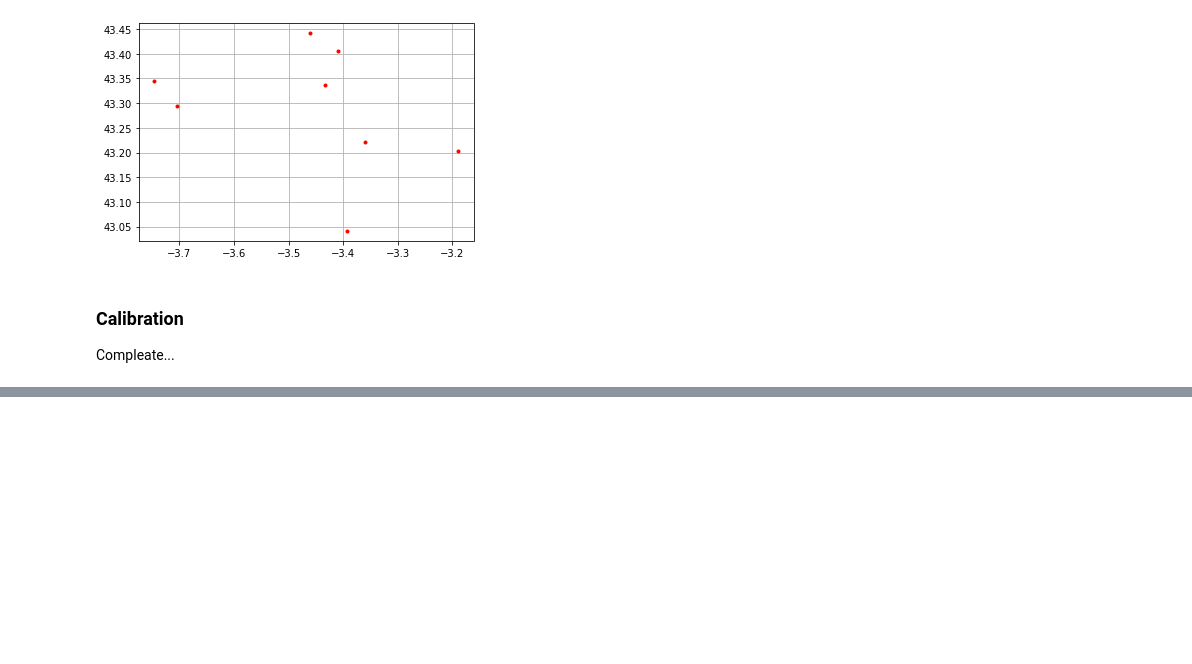
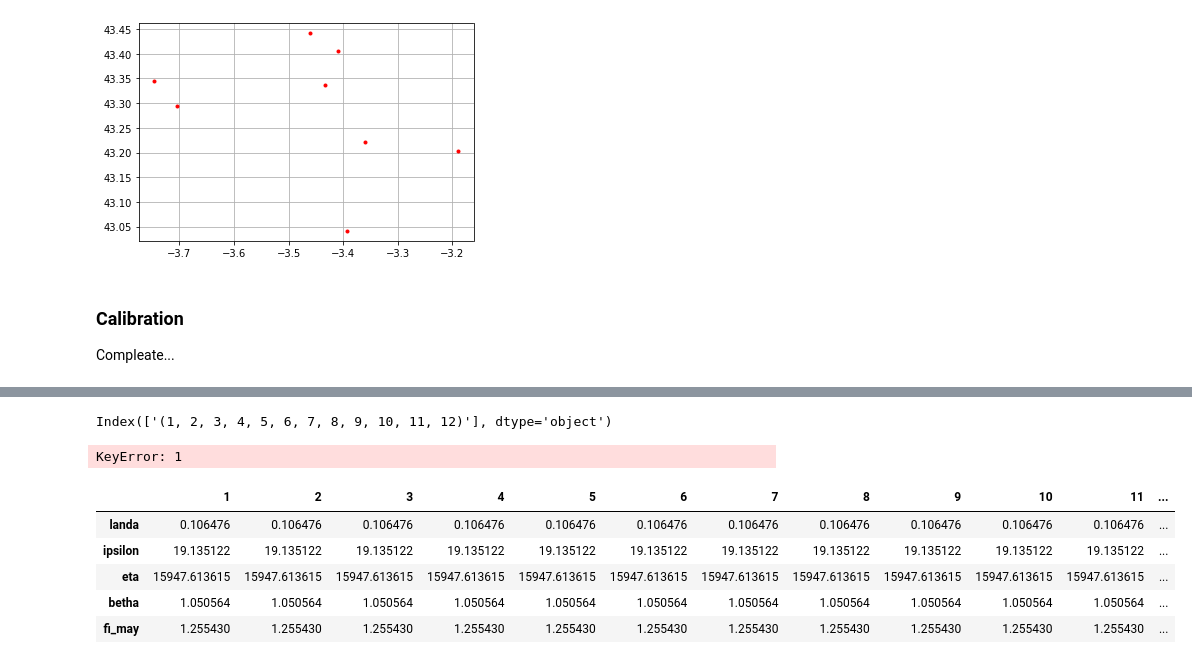
Before and after one commit to IHCantabria/NEOPRENE, a Jupyter notebook: notebooks/STNSRP_test_Ason.ipynb, the cells around one changed output, grey strips where cells are left out. Cells and saved outputs as stored; diff of their text form; code cells hidden in the pictures; blank space fills up the shorter version.

```diff
--- a/notebooks/STNSRP_test_Ason.ipynb
+++ b/notebooks/STNSRP_test_Ason.ipynb
@@ -121,0 +142,4 @@ CAL1.save_files('./CAL3/')#save python objects
+# %%
+Fit.columns
+# %% [output]
+Index(['(1, 2, 3, 4, 5, 6, 7, 8, 9, 10, 11, 12)'], dtype='object')
@@ -122,3 +148,16 @@ CAL1.save_files('./CAL3/')#save python objects
+# %%
+allmonths(Fit)
+# %% [output]
+KeyError: 1
+# %%
+allmonths(CAL1.Fitted_parameters)
+# %% [output]
+|  | 1 | 2 | 3 | 4 | 5 | 6 | 7 | 8 | 9 | 10 | 11 | ... |
+| landa | 0.106476 | 0.106476 | 0.106476 | 0.106476 | 0.106476 | 0.106476 | 0.106476 | 0.106476 | 0.106476 | 0.106476 | 0.106476 | ... |
+| ipsilon | 19.135122 | 19.135122 | 19.135122 | 19.135122 | 19.135122 | 19.135122 | 19.135122 | 19.135122 | 19.135122 | 19.135122 | 19.135122 | ... |
+| eta | 15947.613615 | 15947.613615 | 15947.613615 | 15947.613615 | 15947.613615 | 15947.613615 | 15947.613615 | 15947.613615 | 15947.613615 | 15947.613615 | 15947.613615 | ... |
+| betha | 1.050564 | 1.050564 | 1.050564 | 1.050564 | 1.050564 | 1.050564 | 1.050564 | 1.050564 | 1.050564 | 1.050564 | 1.050564 | ... |
+| fi_may | 1.255430 | 1.255430 | 1.255430 | 1.255430 | 1.255430 | 1.255430 | 1.255430 | 1.255430 | 1.255430 | 1.255430 | 1.255430 | ... |
 # %%
 # Reading hiperparamteres for the simulation
 hiper_params_sim = Simhps('./Input_Sim_Ason.yml')
```
Also changed, not shown: parts of 5 cells of this notebook, 6 other files.
